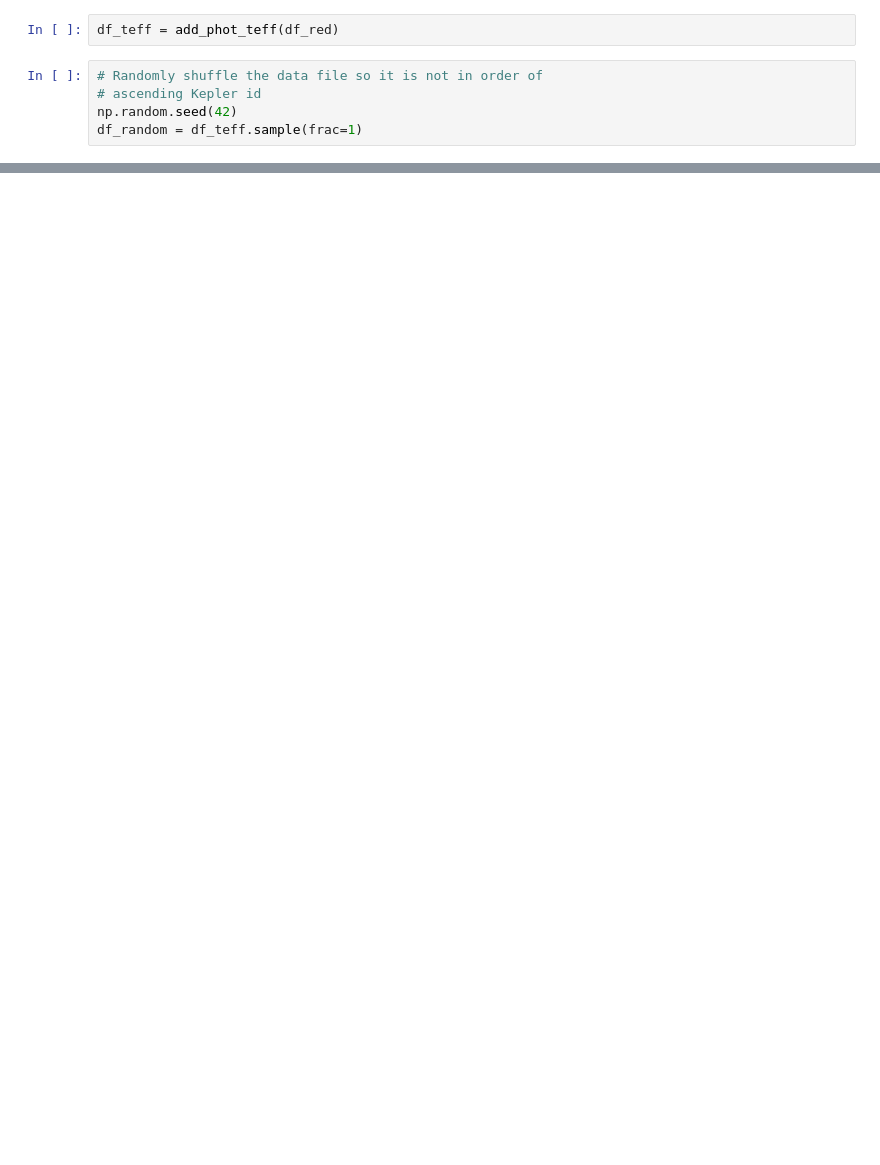
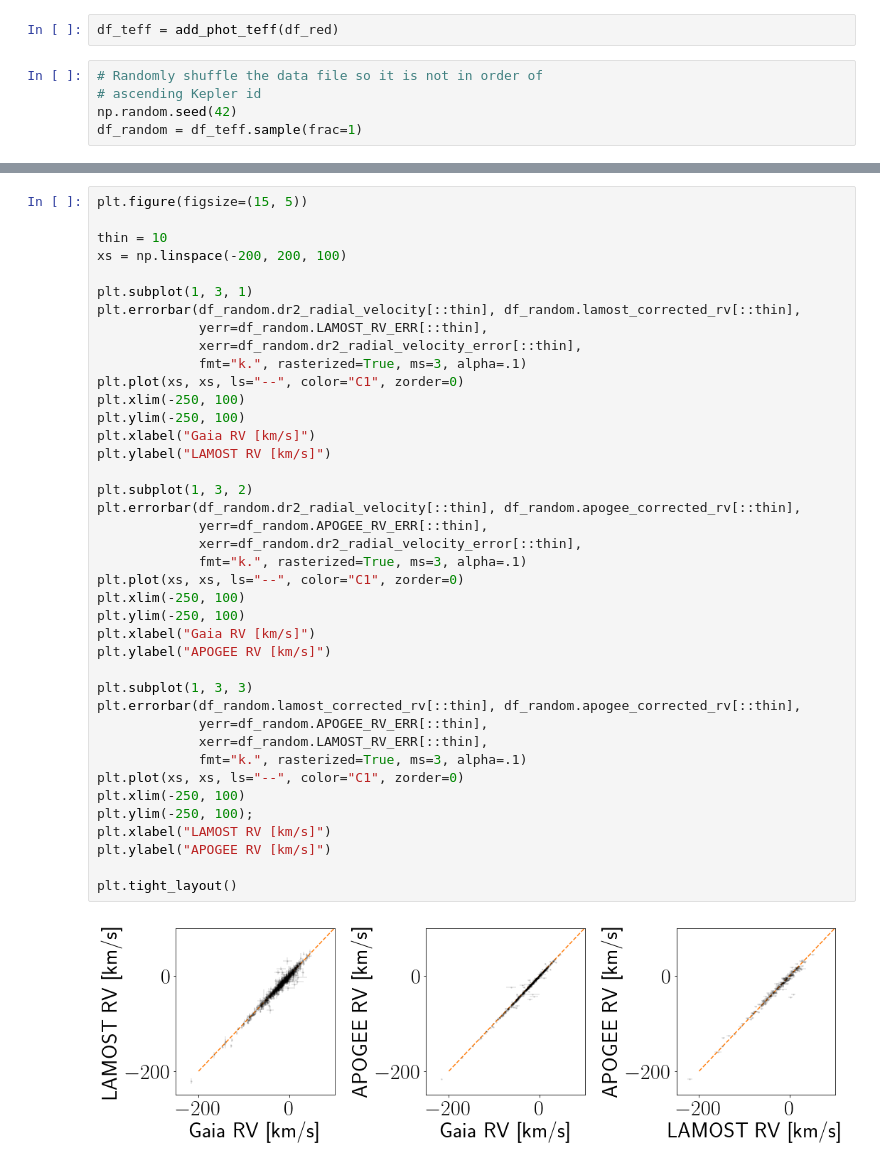
Before and after one commit to RuthAngus/kepler_kinematics, a Jupyter notebook: notebooks/Data.ipynb, the cells around one changed output, grey strips where cells are left out. Saved outputs shown, nothing was run; the diff lists cells and outputs as text; blank space fills up the shorter version.

```diff
--- a/notebooks/Data.ipynb
+++ b/notebooks/Data.ipynb
@@ -540,0 +542,42 @@ df_random.to_csv("../data/data.py")
+# %%
+plt.figure(figsize=(15, 5))
+
+thin = 10
+xs = np.linspace(-200, 200, 100)
+
+plt.subplot(1, 3, 1)
+plt.errorbar(df_random.dr2_radial_velocity[::thin], df_random.lamost_corrected_rv[::thin],
+             yerr=df_random.LAMOST_RV_ERR[::thin],
+             xerr=df_random.dr2_radial_velocity_error[::thin],
+             fmt="k.", rasterized=True, ms=3, alpha=.1)
+plt.plot(xs, xs, ls="--", color="C1", zorder=0)
+plt.xlim(-250, 100)
+plt.ylim(-250, 100)
+plt.xlabel("Gaia RV [km/s]")
+plt.ylabel("LAMOST RV [km/s]")
+
+plt.subplot(1, 3, 2)
+plt.errorbar(df_random.dr2_radial_velocity[::thin], df_random.apogee_corrected_rv[::thin],
+             yerr=df_random.APOGEE_RV_ERR[::thin],
+             xerr=df_random.dr2_radial_velocity_error[::thin],
+             fmt="k.", rasterized=True, ms=3, alpha=.1)
+plt.plot(xs, xs, ls="--", color="C1", zorder=0)
+plt.xlim(-250, 100)
+plt.ylim(-250, 100)
+plt.xlabel("Gaia RV [km/s]")
+plt.ylabel("APOGEE RV [km/s]")
+
+plt.subplot(1, 3, 3)
+plt.errorbar(df_random.lamost_corrected_rv[::thin], df_random.apogee_corrected_rv[::thin],
+             yerr=df_random.APOGEE_RV_ERR[::thin],
+             xerr=df_random.LAMOST_RV_ERR[::thin],
+             fmt="k.", rasterized=True, ms=3, alpha=.1)
+plt.plot(xs, xs, ls="--", color="C1", zorder=0)
+plt.xlim(-250, 100)
+plt.ylim(-250, 100);
+plt.xlabel("LAMOST RV [km/s]")
+plt.ylabel("APOGEE RV [km/s]")
+
+plt.tight_layout()
+# %% [output]
+[figure, added]
```
Also changed, not shown: parts of 6 cells of this notebook.
